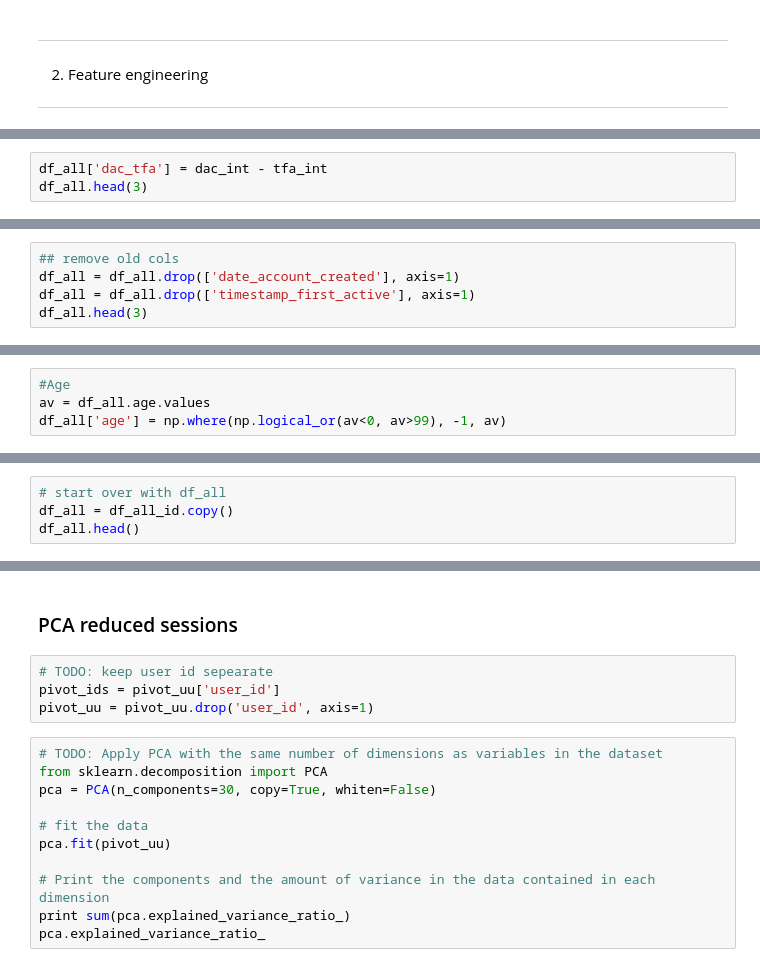
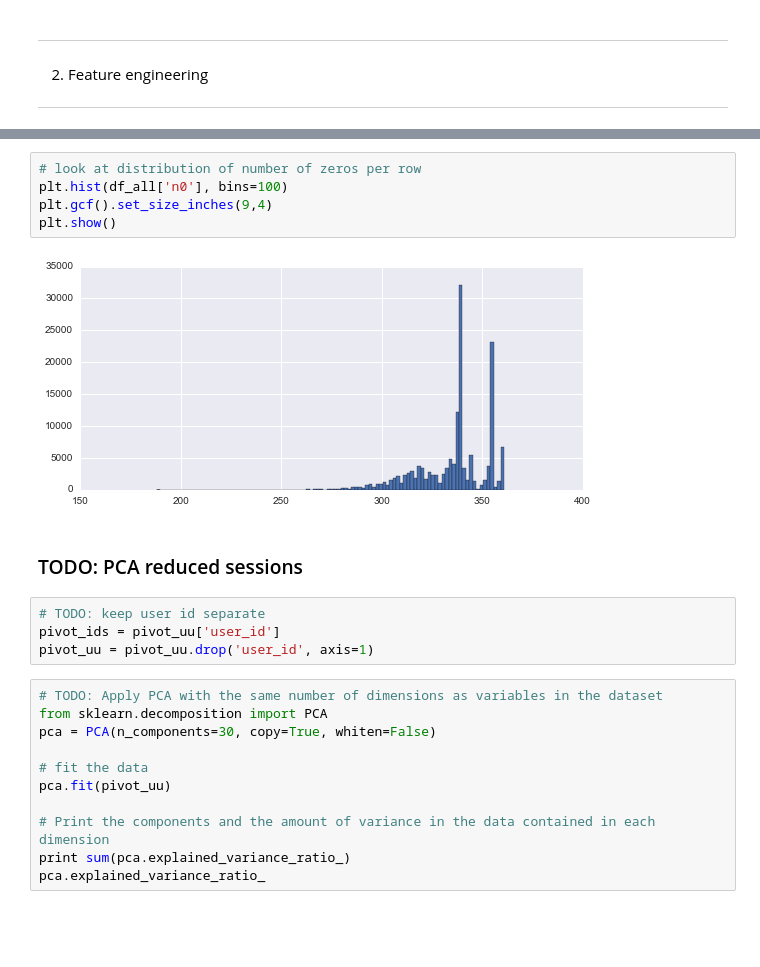
Before and after one commit to kcbighuge/kaggle, a Jupyter notebook: santander-customer-satisfaction.ipynb, the cells around one changed output, grey strips where cells are left out. Cells and saved outputs as stored; diff of their text form; blank space fills up the shorter version.

```diff
--- a/santander-customer-satisfaction.ipynb
+++ b/santander-customer-satisfaction.ipynb
@@ -415,3 +134,0 @@ Name: timestamp_first_active, dtype: int64
-# %%
-df_all['dac_tfa'] = dac_int - tfa_int
-df_all.head(3)
@@ -424,5 +134,0 @@ df_all.head(3)
-# %%
-## remove old cols
-df_all = df_all.drop(['date_account_created'], axis=1)
-df_all = df_all.drop(['timestamp_first_active'], axis=1)
-df_all.head(3)
@@ -434,4 +134,0 @@ df_all.head(3)
-# %%
-#Age
-av = df_all.age.values
-df_all['age'] = np.where(np.logical_or(av<0, av>99), -1, av)
@@ -612,4 +134,0 @@ print sessions_merge.head()
-# %%
-# start over with df_all
-df_all = df_all_id.copy()
-df_all.head()
@@ -693,7 +135,14 @@ sessions_merge.head()
+# %%
+# look at distribution of number of zeros per row
+plt.hist(df_all['n0'], bins=100)
+plt.gcf().set_size_inches(9,4)
+plt.show()
+# %% [output]
+[figure, added]
 # %% [markdown]
-### PCA reduced sessions
+### TODO: PCA reduced sessions
 # %%
-# TODO: keep user id sepearate
+# TODO: keep user id separate
 pivot_ids = pivot_uu['user_id']
 pivot_uu = pivot_uu.drop('user_id', axis=1)
 # %%
```
Also changed, not shown: parts of 114 cells of this notebook.
